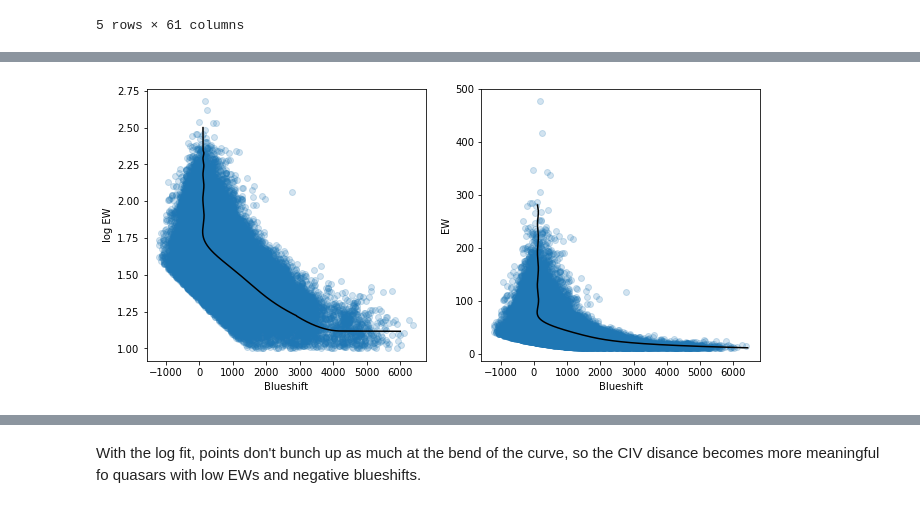
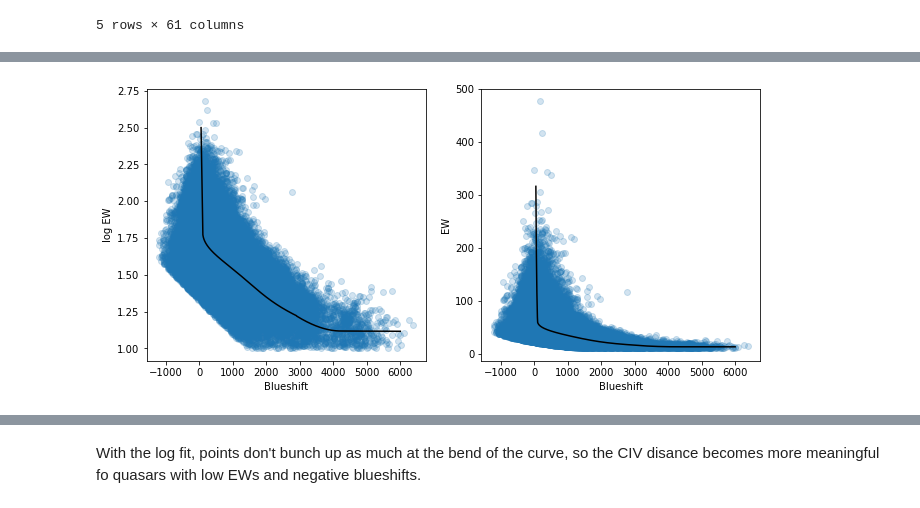
Before and after one commit to trevormccaffrey/Cosmology_Quasars, a Jupyter notebook: CIV_distance_linear_vs_log.ipynb, the cells around one changed output, grey strips where cells are left out. Drawn from its saved outputs; the diff is of its cells as text; code cells hidden in the pictures.

```diff
--- a/CIV_distance_linear_vs_log.ipynb
+++ b/CIV_distance_linear_vs_log.ipynb
@@ -48,6 +47,7 @@ z = dat[["z_paul"]].values.flatten()
 blue = dat[["CIV_blue"]].values.flatten()
 EW   = dat[["CIV_EW"]].values.flatten()
 logEW= np.log10(EW)
+mask = (~np.isnan(logEW))&(~np.isinf(logEW)) #Need to mask -EW objects (nan and -inf)
 EW_HeII = dat[["HeII_EW"]].values.flatten()
 D_GI = dat[["Delta_G_I"]].values.flatten()
 good = dat[["good"]].values.flatten()
@@ -55,23 +55,25 @@ MI   = dat[["MI"]].values.flatten()
 d    = 3.08e19 #cm
 L2500= -0.4 * ( MI + 48.60 + 2.5*np.log10(1.+2) ) + np.log10(4*np.pi*(d**2))
 
-fit_lin = np.load("/Users/Trevor1/Desktop/git/CIV_Distance/data/bestfit_linear.npy")
-fit_log = np.load("/Users/Trevor1/Desktop/git/CIV_Distance/data/bestfit_log.npy")
+c4data_lin = np.array([blue, EW]).T
+c4data_log = np.array([blue[mask], logEW[mask]]).T
+
+fit = np.load("/Users/Trevor1/Desktop/git/CIV_Distance/data/bestfit.npy")
 # %%
 fig, [ax1,ax2] = plt.subplots(1, 2, figsize=(11,5))
 
 ax1.scatter(blue[good], logEW[good], alpha=0.2)
-ax1.plot(fit_log[:,0], fit_log[:,1], "-k")
+ax1.plot(fit[:,0], fit[:,1], "-k")
 #ax1.set_xlim(-1800, 6800)
 ax1.set_xlabel("Blueshift")
 ax1.set_ylabel("log EW")
 
 ax2.scatter(blue[good], EW[good], alpha=0.2)
-ax2.plot(fit_lin[:,0], fit_lin[:,1], "-k")
+ax2.plot(fit[:,0], 10.**fit[:,1], "-k")
 #ax2.set_xlim(-1800, 6800)
 ax2.set_xlabel("Blueshift")
 ax2.set_ylabel("EW")
 
 plt.show()
 # %% [output]
-[figure, old version]
+[figure, new version]
```
Also changed, not shown: parts of 20 cells of this notebook, 9 other files.
